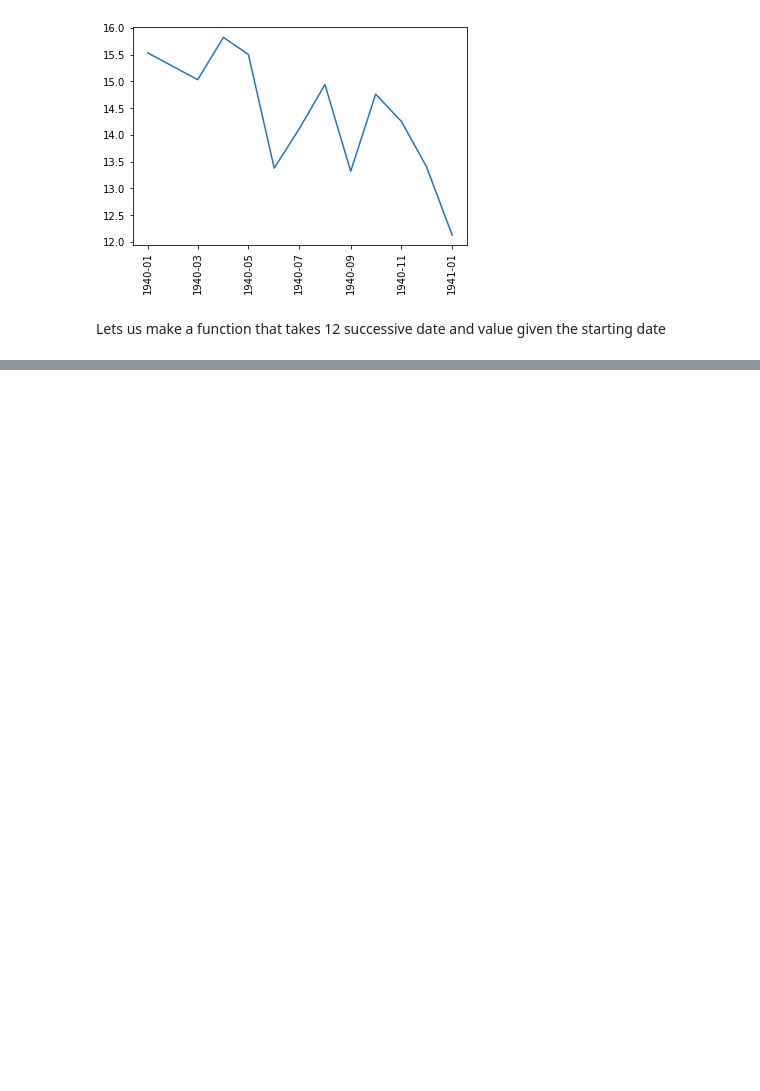
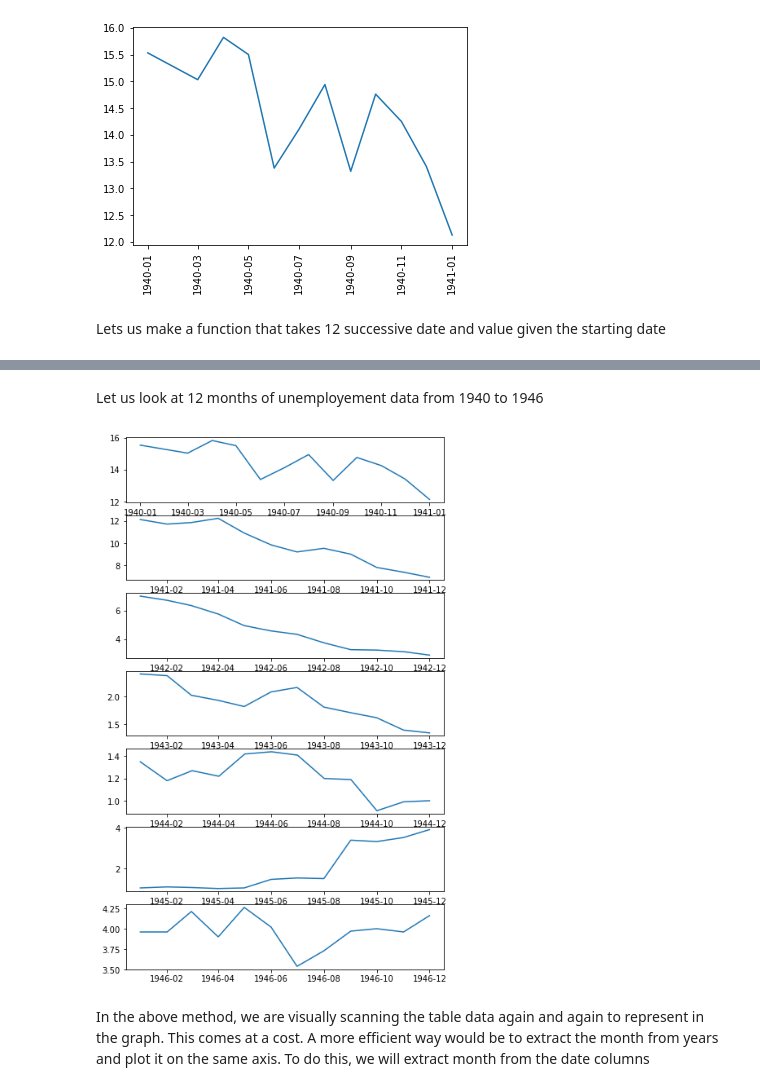
Before and after one commit to Suha4321/Suha4321.github.io, a Jupyter notebook: Unemployment/UnemploymentDataVisualAnalysis.ipynb, the cells around one changed output, grey strips where cells are left out. Drawn from its saved outputs; the diff is of its cells as text; code cells hidden in the pictures; blank space fills up the shorter version.

```diff
--- a/Unemployment/UnemploymentDataVisualAnalysis.ipynb
+++ b/Unemployment/UnemploymentDataVisualAnalysis.ipynb
@@ -58,0 +80,24 @@ plt.show()
+# %% [markdown]
+Let us look at 12 months of unemployement data from 1940 to 1946
+# %%
+
+fig = plt.figure(figsize = ( 7 , 12)) # this lets us play with the width and the height of the container
+ax1 = fig.add_subplot(7,1,1)
+ax2 = fig.add_subplot(7,1,2)
+ax3 = fig.add_subplot(7,1,3)
+ax4 = fig.add_subplot(7,1,4)
+ax5 = fig.add_subplot(7,1,5)
+ax6 = fig.add_subplot(7,1,6)
+ax7 = fig.add_subplot(7,1,7)
+ax1.plot(plot_from('1940-01-01')["date"], plot_from('1940-01-01')["value"])
+ax2.plot(plot_from('1941-01-01')["date"], plot_from('1941-01-01')["value"])
+ax3.plot(plot_from('1942-01-01')["date"], plot_from('1942-01-01')["value"])
+ax4.plot(plot_from('1943-01-01')["date"], plot_from('1943-01-01')["value"])
+ax5.plot(plot_from('1944-01-01')["date"], plot_from('1944-01-01')["value"])
+ax6.plot(plot_from('1945-01-01')["date"], plot_from('1945-01-01')["value"])
+ax7.plot(plot_from('1946-01-01')["date"], plot_from('1946-01-01')["value"])
+plt.show()
+# %% [output]
+[figure, added]
+# %% [markdown]
+In the above method, we are visually scanning the table data again and again to represent in the graph. This comes at a cost. A more efficient way would be to extract the month from years and plot it on the same axis. To do this, we will extract month from the date columns
```
Also changed, not shown: parts of 11 cells of this notebook.
